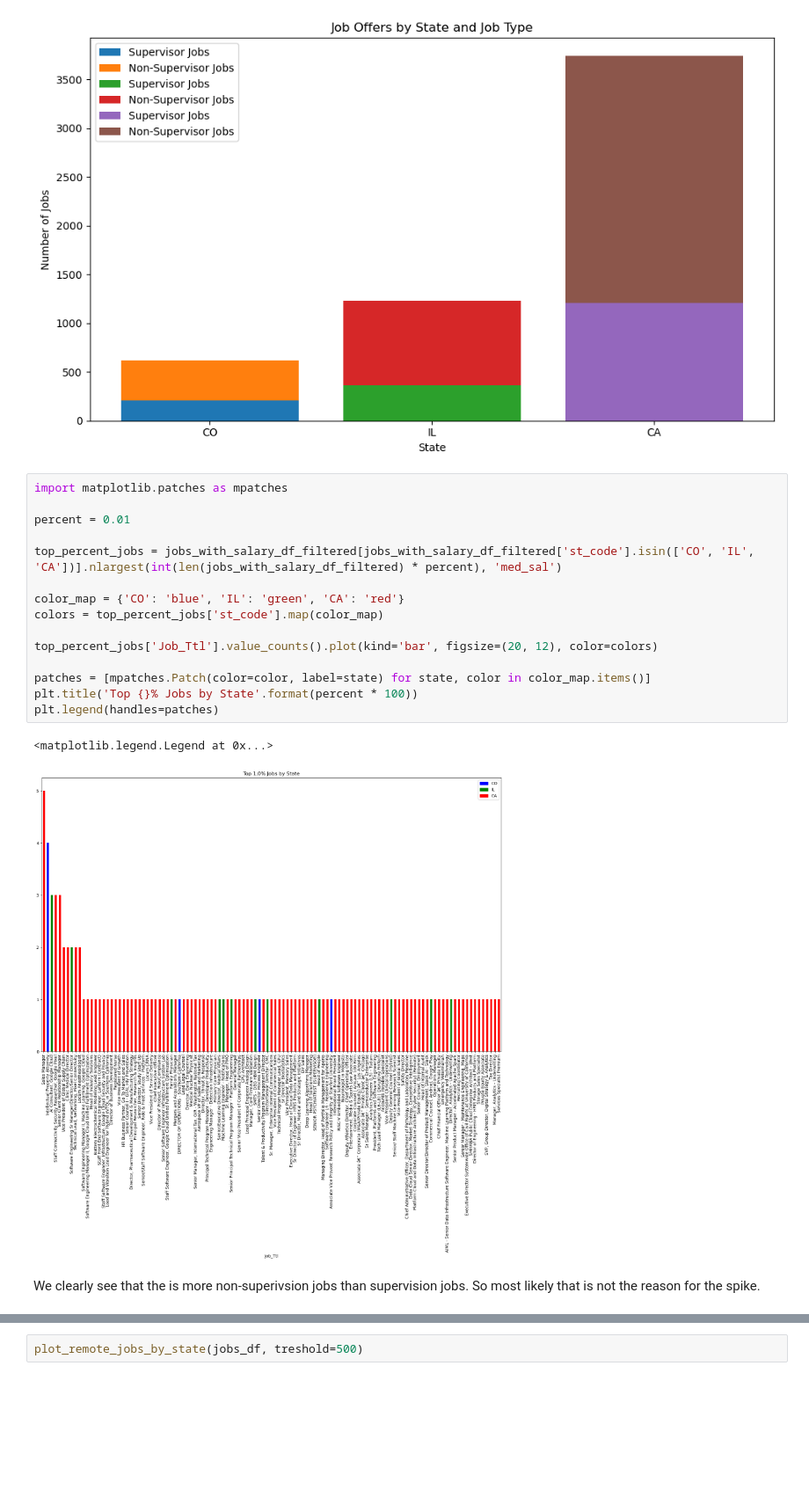
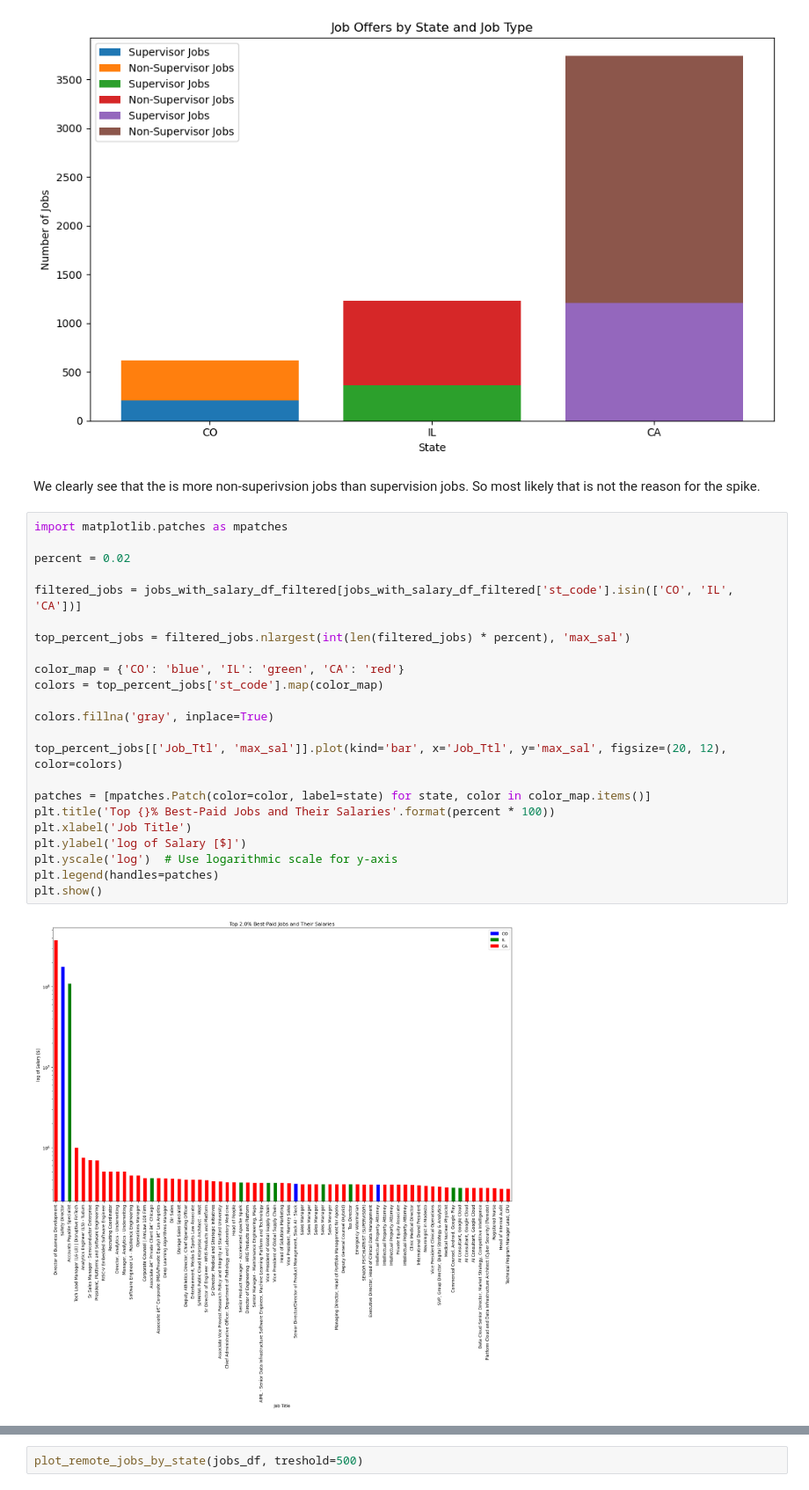
Before and after one commit to Qubi0-0/LinkedInJobSalaryPredict, a Jupyter notebook: jobs_eda.ipynb, the cells around one changed output, grey strips where cells are left out. Shown: that part at 88% size. Cells and saved outputs as stored; diff of their text form; blank space fills up the shorter version.

```diff
--- a/jobs_eda.ipynb
+++ b/jobs_eda.ipynb
@@ -165,23 +165,30 @@ plt.tight_layout()
 plt.show()
 # %% [output]
 [figure]
-# %%
-import matplotlib.patches as mpatches
-
-percent = 0.01
-
-top_percent_jobs = jobs_with_salary_df_filtered[jobs_with_salary_df_filtered['st_code'].isin(['CO', 'IL', 'CA'])].nlargest(int(len(jobs_with_salary_df_filtered) * percent), 'med_sal')
-
-color_map = {'CO': 'blue', 'IL': 'green', 'CA': 'red'}
-colors = top_percent_jobs['st_code'].map(color_map)
-
-top_percent_jobs['Job_Ttl'].value_counts().plot(kind='bar', figsize=(20, 12), color=colors)
-
-patches = [mpatches.Patch(color=color, label=state) for state, color in color_map.items()]
-plt.title('Top {}% Jobs by State'.format(percent * 100))
-plt.legend(handles=patches)
-# %% [output]
-<matplotlib.legend.Legend at 0x...>
-[figure, removed]
 # %% [markdown]
 We clearly see that the is more non-superivsion jobs than supervision jobs. So most likely that is not the reason for the spike.
+# %%
+import matplotlib.patches as mpatches
+
+percent = 0.02
+
+filtered_jobs = jobs_with_salary_df_filtered[jobs_with_salary_df_filtered['st_code'].isin(['CO', 'IL', 'CA'])]
+
+top_percent_jobs = filtered_jobs.nlargest(int(len(filtered_jobs) * percent), 'max_sal')
+
+color_map = {'CO': 'blue', 'IL': 'green', 'CA': 'red'}
+colors = top_percent_jobs['st_code'].map(color_map)
+
+colors.fillna('gray', inplace=True)
+
+top_percent_jobs[['Job_Ttl', 'max_sal']].plot(kind='bar', x='Job_Ttl', y='max_sal', figsize=(20, 12), color=colors)
+
+patches = [mpatches.Patch(color=color, label=state) for state, color in color_map.items()]
+plt.title('Top {}% Best-Paid Jobs and Their Salaries'.format(percent * 100))
+plt.xlabel('Job Title')
+plt.ylabel('log of Salary [$]')
+plt.yscale('log')  # Use logarithmic scale for y-axis
+plt.legend(handles=patches)
+plt.show()
+# %% [output]
+[figure, added]
```
Also changed, not shown: parts of 2 cells of this notebook.
